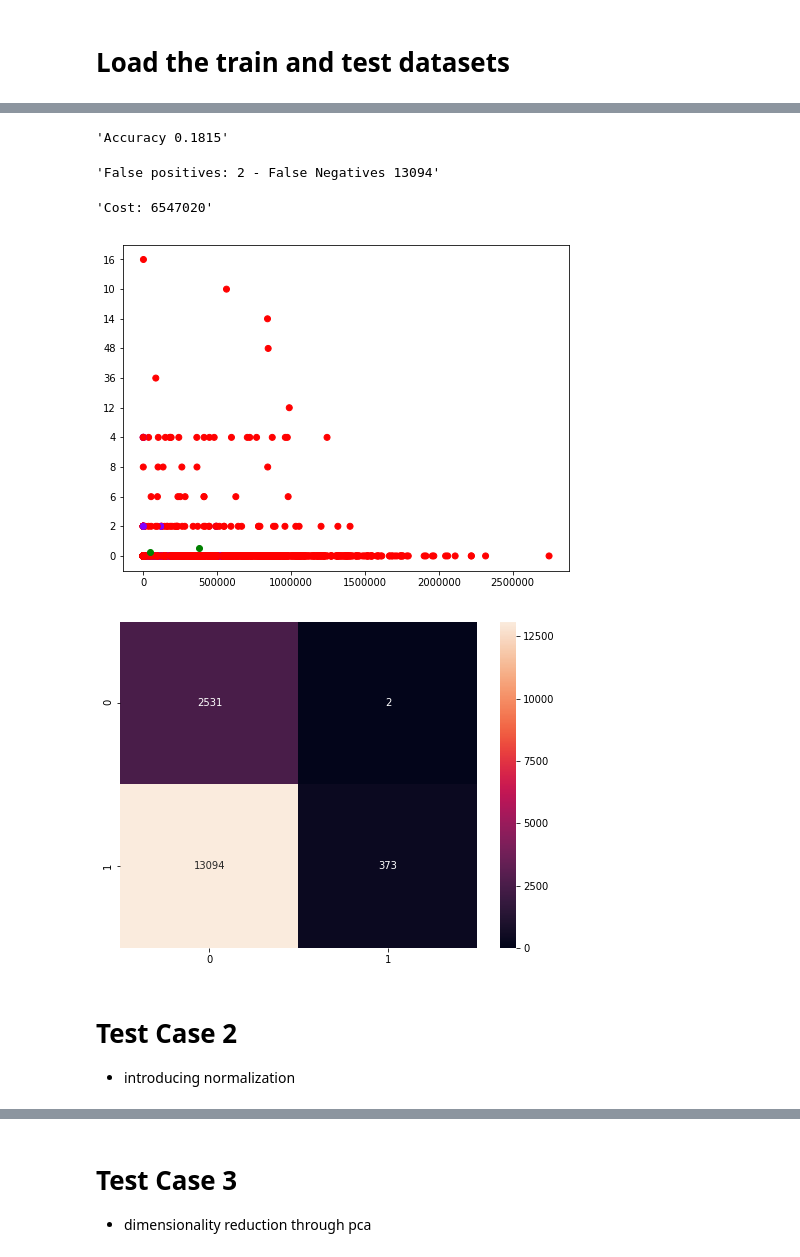
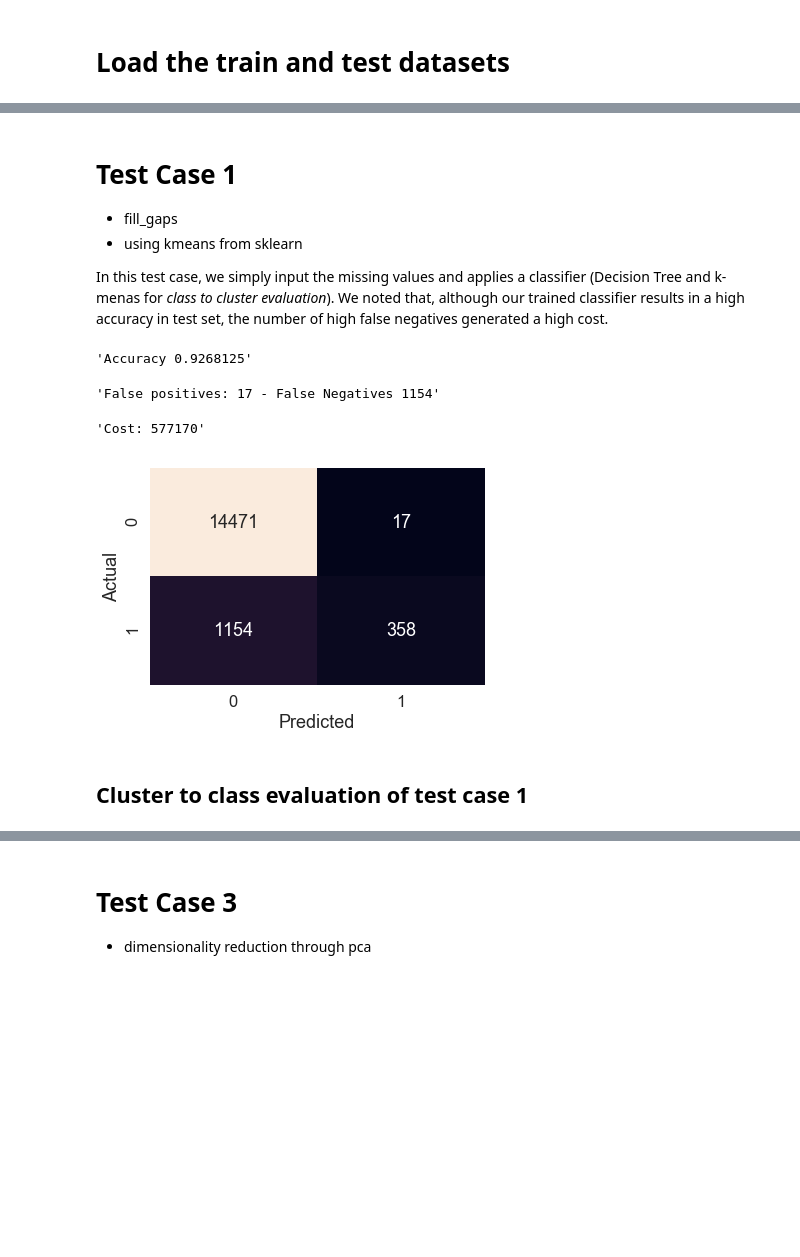
Before and after one commit to yukioichida/scania-aps-failure-analysis, a Jupyter notebook: assessment_cluster.ipynb, the cells around one changed output, grey strips where cells are left out. Cells and saved outputs as stored; diff of their text form; code cells hidden in the pictures; blank space fills up the shorter version.

Commit message:
New notebook with cluster and classification

```diff
--- a/assessment_cluster.ipynb
+++ b/assessment_cluster.ipynb
@@ -7,15 +7,19 @@ import seaborn as sns
 import pandas as pd
 import numpy as np
 from pandas import DataFrame
+from sklearn.utils import shuffle
 from sklearn.impute import SimpleImputer
 from sklearn.preprocessing import MinMaxScaler
 from sklearn.decomposition import PCA
 from sklearn.cluster import KMeans
+from sklearn.tree import DecisionTreeClassifier
+
 from sklearn.model_selection import train_test_split
 from sklearn.metrics import accuracy_score, confusion_matrix
 
 pd.options.display.float_format = '{:,.2f}'.format
 np.set_printoptions(formatter={'float': '{: 0.3f}'.format})
+sns.set(font_scale=1.5)
 # %% [markdown]
 ### Base methods to deal with preprocessing data
 - **fill_gaps** : *Method that deals with missing data from a dataframe*
@@ -81,5 +126,5 @@ def train_clustering(pre_train_df, pre_test_df):
 # %% [markdown]
 # Load the train and test datasets
 # %%
-train_df = pd.read_csv("aps_training_set_sample3.csv")
-test_df = pd.read_csv("aps_failure_test_set.csv")
+train_df = pd.read_csv("aps_training_set_sample3.csv", low_memory=False)
+test_df = pd.read_csv("aps_failure_test_set.csv", low_memory=False)
@@ -88,9 +147,4 @@ test_df = pd.read_csv("aps_failure_test_set.csv")
 # %%
-classes = train_df['class'].value_counts()
-display(classes)
-display(type(classes))
-classes.plot(kind='bar', title='Count (classes)')
-
 # we need to balance the classes
 positive_class = train_df[train_df['class'] == 'pos']
 qtd_pos = positive_class.shape[0]
@@ -101,10 +155,9 @@ display("Positive samples: %s - Negative samples: %s" % (qtd_pos, qtd_neg))
 new_samples = min(qtd_neg, qtd_pos)
 display("Using %s samples per class" % (new_samples))
 
-balanced_train_df = pd.concat([positive_class[:new_samples], negative_class[:new_samples]], ignore_index = True)
+balanced_train_df = shuffle(pd.concat([positive_class[:new_samples], negative_class[:new_samples]], ignore_index = True))
+balanced_classes = balanced_train_df['class'].value_counts()
 
-balanced_classes = train_df['class'].value_counts()
 display(balanced_classes)
-
 display(balanced_classes.plot(kind='bar', title='Count (samples per class) after resampling'))
 # %% [output]
@@ -126,13 +171,19 @@ Name: class, dtype: int64
+# %% [markdown]
+# Test Case 1
+- fill_gaps
+- using kmeans from sklearn
+
+In this test case, we simply input the missing values and applies a classifier (Decision Tree and k-menas for *class to cluster evaluation*).
+We noted that, although our trained classifier results in a high accuracy in test set, the number of high false negatives generated a high cost.
 # %%
 pre_train_df = fill_gaps(balanced_train_df)
 pre_test_df = fill_gaps(test_df)
-train_clustering(pre_train_df, pre_test_df)
+
+train_classifier(pre_train_df, pre_test_df)
 # %% [output]
-'Accuracy 0.1815'
+'Accuracy 0.9268125'
-'False positives: 2 - False Negatives 13094'
+'False positives: 17 - False Negatives 1154'
-'Cost: 6547020'
+'Cost: 577170'
-[figure, old version]
+[figure, new version]
-[figure, removed]
-# %% [markdown]
-# Test Case 2
-- introducing normalization
+# %% [markdown]
+## Cluster to class evaluation of test case **1**
```
Also changed, not shown: parts of 15 cells of this notebook.
